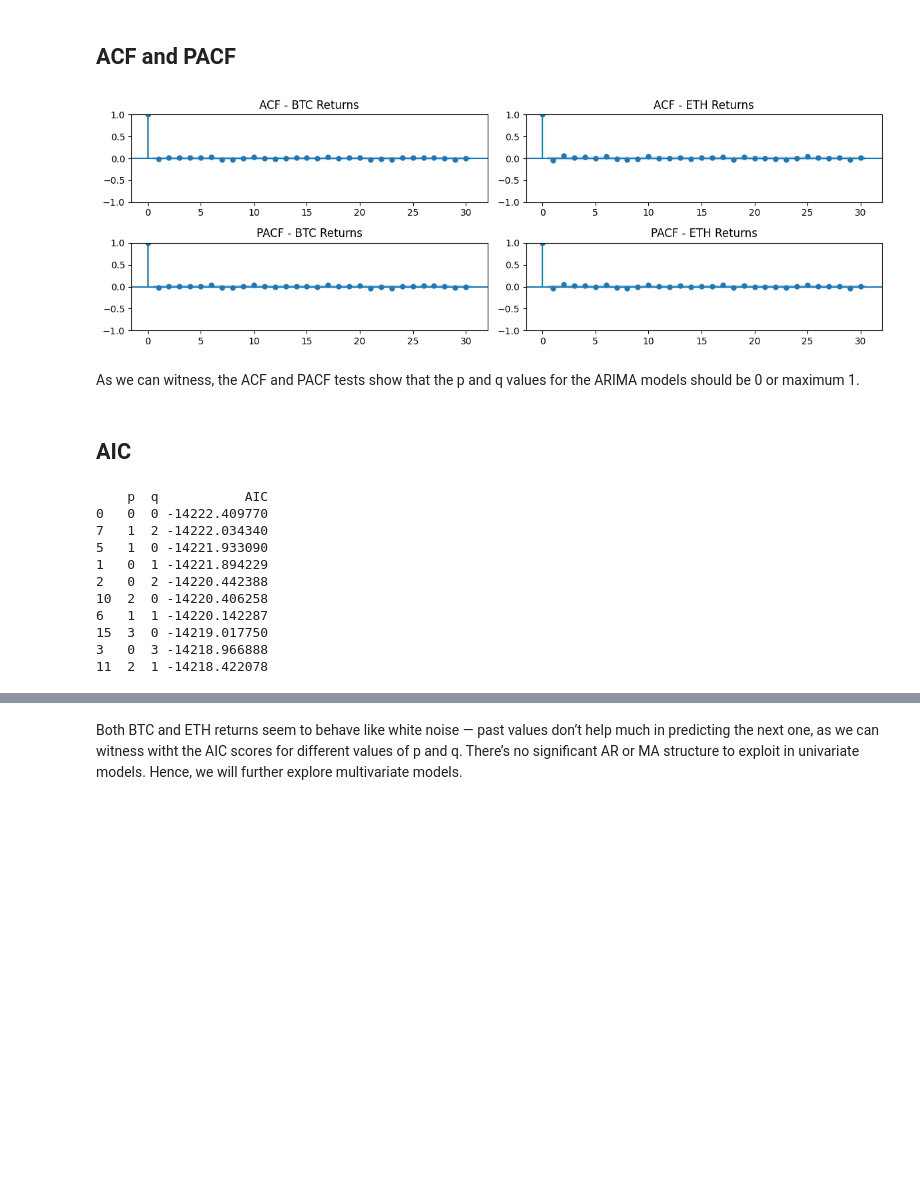
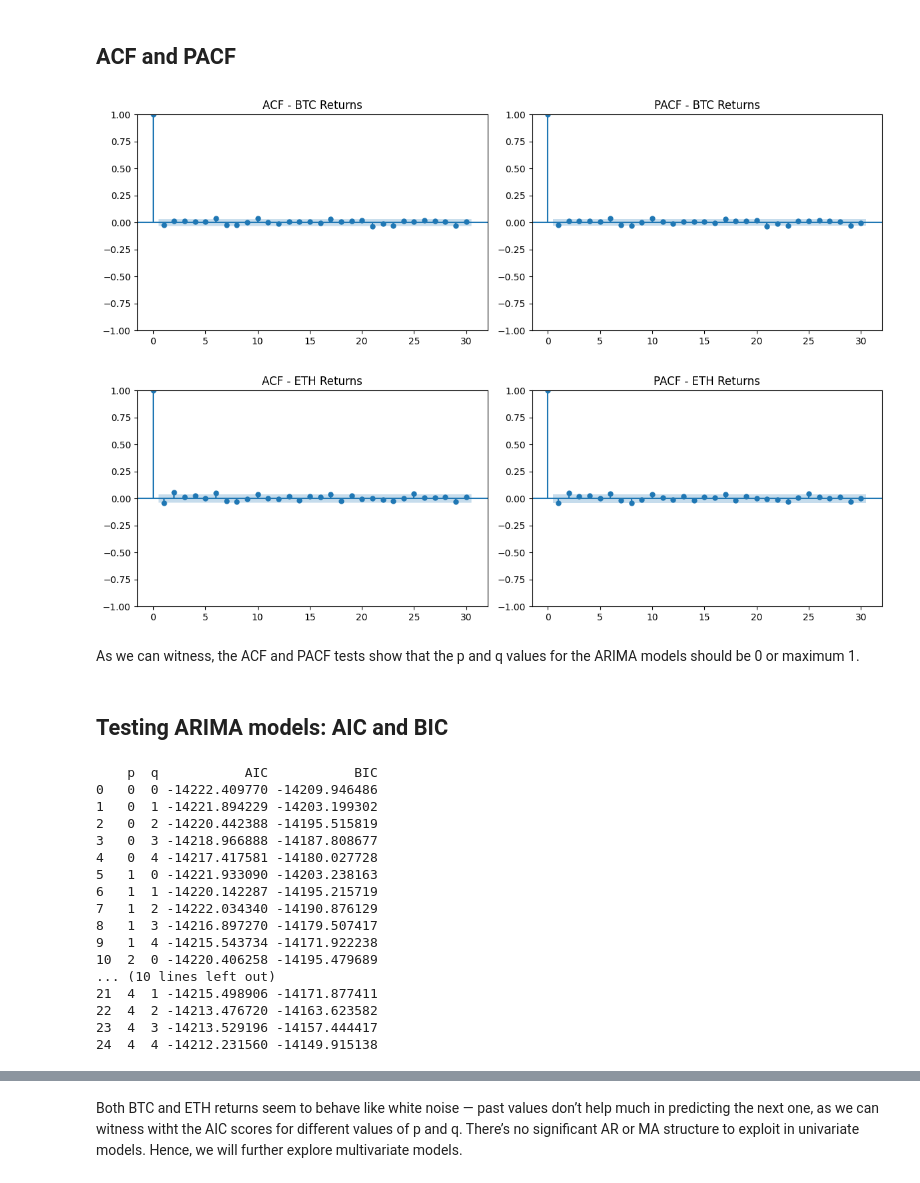
Before and after one commit to menderaxel/TIO4317_Project_Assignment, a Jupyter notebook: src/linear_models.ipynb, the cells around one changed output, grey strips where cells are left out. Cells and saved outputs as stored; diff of their text form; code cells hidden in the pictures; blank space fills up the shorter version.

Commit message:
arima done

```diff
--- a/src/linear_models.ipynb
+++ b/src/linear_models.ipynb
@@ -62,63 +37,73 @@ Both BTC and ETH time series are stationary, and hence do not need further adjus
 # %% [markdown]
 ## ACF and PACF
 # %%
-fig, ax = plt.subplots(2, 2, figsize=(12, 4))  # 2 rows, 2 columns
-
-# BTC
-plot_acf(df_btc['Return'].dropna(), ax=ax[0, 0], lags=30)
-ax[0, 0].set_title('ACF - BTC Returns')
-plot_pacf(df_btc['Return'].dropna(), ax=ax[1, 0], lags=30, method='ywm')
-ax[1, 0].set_title('PACF - BTC Returns')
-
-# ETH
-plot_acf(df_eth['Return'].dropna(), ax=ax[0, 1], lags=30)
-ax[0, 1].set_title('ACF - ETH Returns')
-plot_pacf(df_eth['Return'].dropna(), ax=ax[1, 1], lags=30, method='ywm')
-ax[1, 1].set_title('PACF - ETH Returns')
-
+# BTC plots
+fig, ax = plt.subplots(1, 2, figsize=(12, 4))
+plot_acf(df_btc['Return'].dropna(), ax=ax[0], lags=30)
+ax[0].set_title('ACF - BTC Returns')
+plot_pacf(df_btc['Return'].dropna(), ax=ax[1], lags=30, method='ywm')
+ax[1].set_title('PACF - BTC Returns')
 plt.tight_layout()
 plt.show()
+
+# ETH plots
+fig, ax = plt.subplots(1, 2, figsize=(12, 4))
+plot_acf(df_eth['Return'].dropna(), ax=ax[0], lags=30)
+ax[0].set_title('ACF - ETH Returns')
+plot_pacf(df_eth['Return'].dropna(), ax=ax[1], lags=30, method='ywm')
+ax[1].set_title('PACF - ETH Returns')
+plt.tight_layout()
+plt.show()
 # %% [output]
-[figure, old version]
+[figure, new version]
+[figure, added]
 # %% [markdown]
 As we can witness, the ACF and PACF tests show that the p and q values for the ARIMA models should be 0 or maximum 1.
-# %% [markdown]
-## AIC
+# %% [markdown]
+## Testing ARIMA models: AIC and BIC
 # %%
 import warnings
 warnings.filterwarnings("ignore")  # Hide convergence warnings
 
-aic_results = []
+btc_aic_bic_results = []
 
-# Try values from 0 to 4 for p and q (adjust as needed)
+# Try values from 0 to 4 for p and q
 for p in range(5):
     for q in range(5):
         try:
             model = ARIMA(df_btc['Return'].dropna(), order=(p, 0, q))  # d=0 for returns
             result = model.fit()
-            aic_results.append({
+            btc_aic_bic_results.append({
                 'p': p,
                 'q': q,
-                'AIC': result.aic
+                'AIC': result.aic,
+                'BIC': result.bic,
+
             })
         except:
             continue
 
 # Convert to DataFrame and sort
-aic_df = pd.DataFrame(aic_results).sort_values('AIC')
-print(aic_df.head(10))  # Show top 10 models
+btc_aic_bic_df = pd.DataFrame(btc_aic_bic_results)
+print(btc_aic_bic_df)  # Show top 10 models
 # %% [output]
-    p  q           AIC
-0   0  0 -14222.409770
-7   1  2 -14222.034340
-5   1  0 -14221.933090
-1   0  1 -14221.894229
-2   0  2 -14220.442388
-10  2  0 -14220.406258
-6   1  1 -14220.142287
-15  3  0 -14219.017750
-3   0  3 -14218.966888
-11  2  1 -14218.422078
+    p  q           AIC           BIC
+0   0  0 -14222.409770 -14209.946486
+1   0  1 -14221.894229 -14203.199302
+2   0  2 -14220.442388 -14195.515819
+3   0  3 -14218.966888 -14187.808677
+4   0  4 -14217.417581 -14180.027728
+5   1  0 -14221.933090 -14203.238163
+6   1  1 -14220.142287 -14195.215719
+7   1  2 -14222.034340 -14190.876129
+8   1  3 -14216.897270 -14179.507417
+9   1  4 -14215.543734 -14171.922238
+10  2  0 -14220.406258 -14195.479689
+... (10 lines left out)
+21  4  1 -14215.498906 -14171.877411
+22  4  2 -14213.476720 -14163.623582
+23  4  3 -14213.529196 -14157.444417
+24  4  4 -14212.231560 -14149.915138
 # %%
 import warnings
 warnings.filterwarnings("ignore")  # Hide convergence warnings
```
Also changed, not shown: parts of 3 cells of this notebook.
